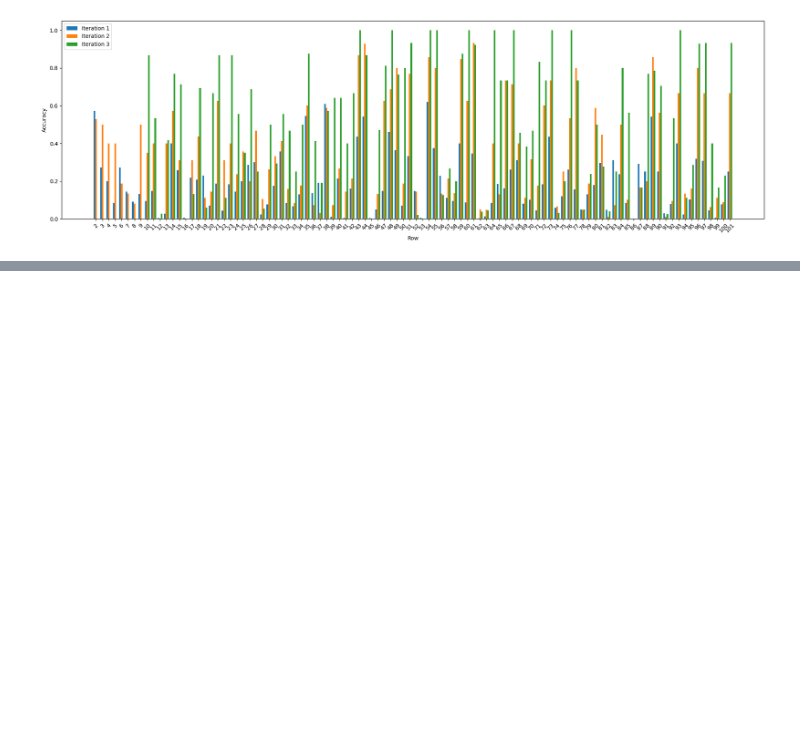
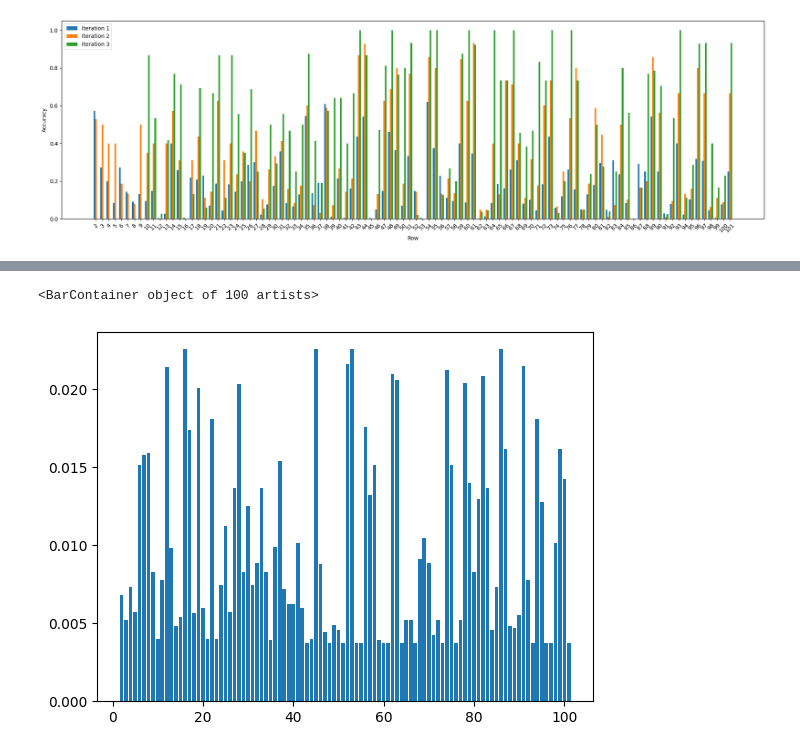
Before and after one commit to TobiasNorlund/ui-rl, a Jupyter notebook: examples/simple_data_entry/rejection_sampling.ipynb, the cells around one changed output, grey strips where cells are left out. Saved outputs shown, nothing was run; the diff lists cells and outputs as text; code cells hidden in the pictures; blank space fills up the shorter version.

```diff
--- a/examples/simple_data_entry/rejection_sampling.ipynb
+++ b/examples/simple_data_entry/rejection_sampling.ipynb
@@ -67,0 +267,9 @@ plt.show()
+# %%
+error_rates = {task: 1-a for task, a in d.items()}
+
+dist = softmax([max(error_rates[task], 0.1) / 0.5 for task in error_rates.keys()])
+
+plt.bar(d.keys(), dist)
+# %% [output]
+<BarContainer object of 100 artists>
+[figure, added]
```
Also changed, not shown: parts of 10 cells of this notebook, 18 other files.
